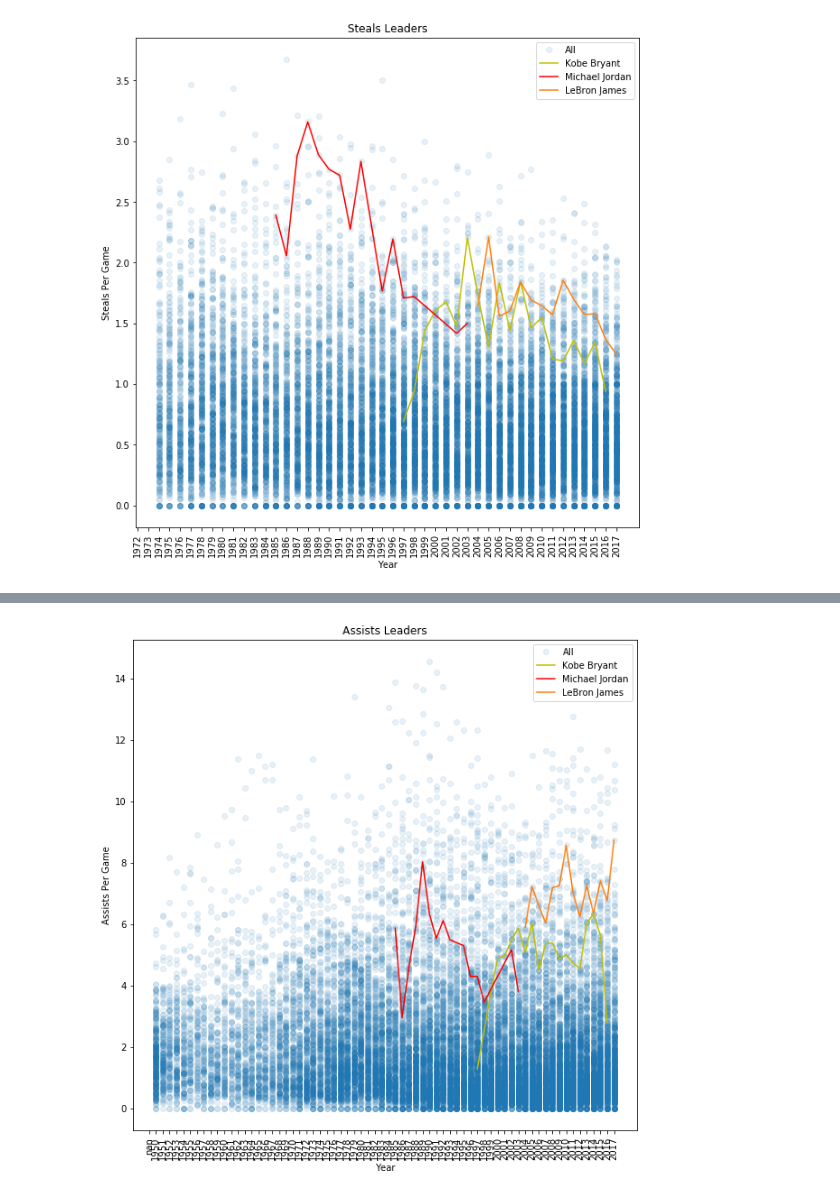
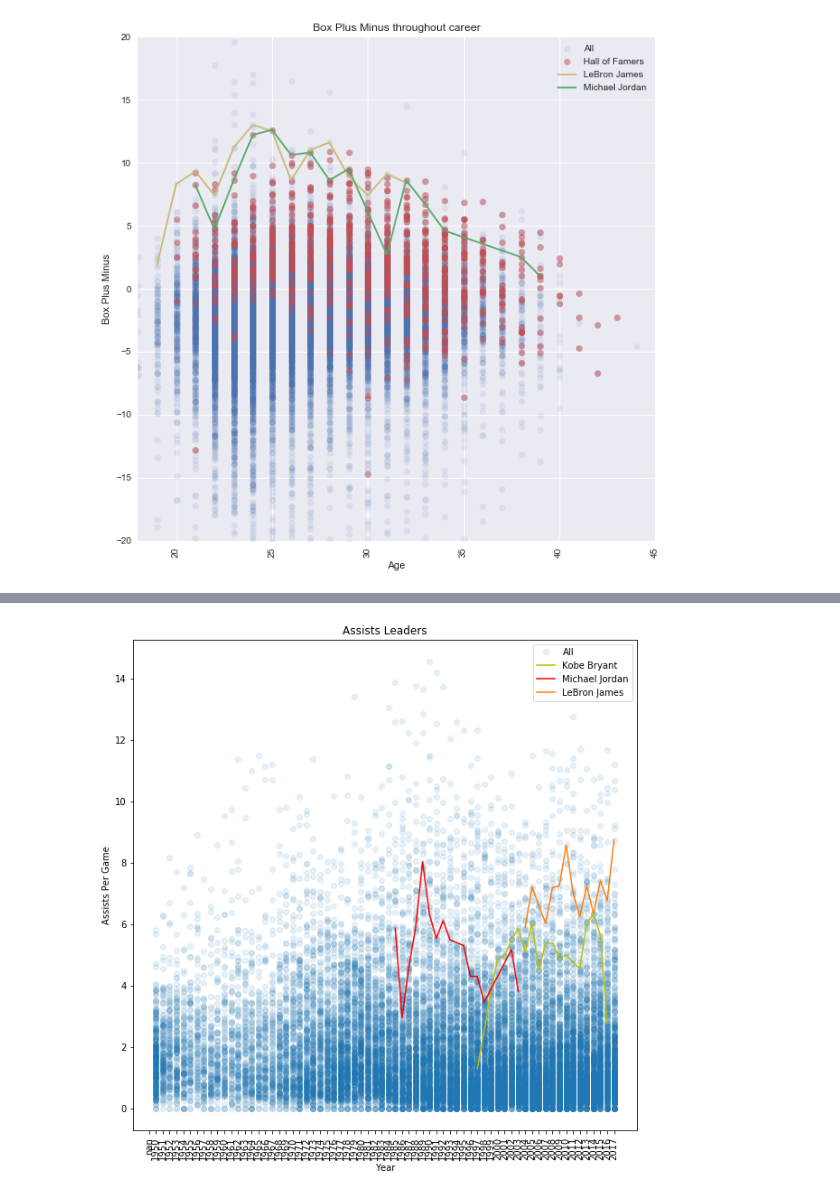
Before and after one commit to kevinetta/nba_data_science, a Jupyter notebook: NBAPROJECT.ipynb, the cells around one changed output, grey strips where cells are left out. Drawn from its saved outputs; the diff is of its cells as text; code cells hidden in the pictures.

Commit message:
added more charts

```diff
--- a/NBAPROJECT.ipynb
+++ b/NBAPROJECT.ipynb
@@ -11,14 +11,14 @@ Seasons=pd.read_csv('res/Seasons_Stats.csv', dtype='unicode')
 players['college'] = players['collage']
 players.drop('collage', axis=1, inplace=True)
 players.drop('Unnamed: 0', axis=1, inplace=True)
-players[['Age']] = players[['Age']].apply(pd.to_numeric)
 Seasons=Seasons[Seasons['Player'] !=0]
+Seasons['Age'] = Seasons['Age'].apply(pd.to_numeric)
 Seasons.drop('Unnamed: 0', axis=1,inplace=True)
-Seasons[['PTS','STL','AST','ORB','DRB','BLK','G','TRB']] = Seasons[['PTS','STL','AST','ORB','DRB','BLK','G','TRB']].apply(pd.to_numeric)
+Seasons[['PTS','STL','AST','ORB','DRB','BLK','G','TRB','WS','PER','BPM','VORP']] = Seasons[['PTS','STL','AST','ORB','DRB','BLK','G','TRB','WS','PER','BPM','VORP']].apply(pd.to_numeric)
 Seasons = Seasons.rename(index=str, columns={"PTS": "points", "Pos": "position", "Tm": "team", "G": "games", "GS": "games_started",
                                         "MP": "minutes_played", "BLK": "blocks", "TOV": "turnovers", "PF": "personal_fouls",
                                         "AST": "assists", "STL": "steals", "DRB": "defensive_rebounds", "ORB": "offensive_rebounds",
-                                  "TRB": "total_rebounds"})
+                                  "TRB": "total_rebounds", "WS": "win_shares"})
 Seasons.head()
 #players.dropna(how='all',inplace=True)
 #players.set_index('Player',inplace=True)
@@ -82,8 +60,9 @@ Seasons['born'] = Seasons['born'].str.get(0)
 Seasons['birth_city'] = Seasons['birth_city'].str.get(0)
 Seasons['birth_state'] = Seasons['birth_state'].str.get(0)
 # %%
-Seasons['hall_of_fame'] = "n"
-Seasons.loc[Seasons['Player'].str.contains("\*", na=False), 'hall_of_fame'] = "y"
+Seasons['hall_of_fame'] = 0
+Seasons.loc[Seasons['Player'].str.contains("\*", na=False), 'hall_of_fame'] = 1
+Seasons['hall_of_fame'].apply(pd.to_numeric)
 Seasons['Player'] = Seasons['Player'].str.replace("\*", "")
 # %%
 Seasons.columns.values
@@ -132,15 +162,15 @@ plt.show()
 # %%
 plt.figure(figsize = (10,10))
-plt.plot(Seasons['Year'],Seasons['spg'],'o', alpha = 0.1)
-plt.plot(Seasons.Year[Seasons.Player == 'Kobe Bryant'],Seasons.spg[Seasons.Player == 'Kobe Bryant'], color = 'y')
-plt.plot(Seasons.Year[Seasons.Player == 'Michael Jordan'],Seasons.spg[Seasons.Player == 'Michael Jordan'], color = 'r')
-plt.plot(Seasons.Year[Seasons.Player == 'LeBron James'],Seasons.spg[Seasons.Player == 'LeBron James'])
-plt.legend(['All','Kobe Bryant','Michael Jordan','LeBron James'], fontsize = 10)
-plt.xlabel('Year')
-plt.ylabel('Steals Per Game')
-plt.title('Steals Leaders')
-plt.axis('normal')
+plt.plot(Seasons['Age'],Seasons['BPM'],'o', alpha = 0.1)
+plt.plot(Seasons.Age[Seasons.hall_of_fame > 0],Seasons.BPM[Seasons.hall_of_fame > 0],'o', color = 'r', alpha = 0.5)
+plt.plot(Seasons.Age[Seasons.Player == 'LeBron James'],Seasons.BPM[Seasons.Player == 'LeBron James'],color='y')
+plt.plot(Seasons.Age[Seasons.Player == 'Michael Jordan'],Seasons.BPM[Seasons.Player == 'Michael Jordan'],color='g')
+plt.legend(['All','Hall of Famers', 'LeBron James', 'Michael Jordan'], fontsize = 10)
+plt.xlabel('Age')
+plt.ylabel('Box Plus Minus')
+plt.title('Box Plus Minus throughout career')
+plt.axis([18, 45, -20, 20])
 plt.xticks(rotation='vertical')
 plt.show()
 # %% [output]
-[figure, old version]
+[figure, new version]
```
Also changed, not shown: parts of 15 cells of this notebook.
